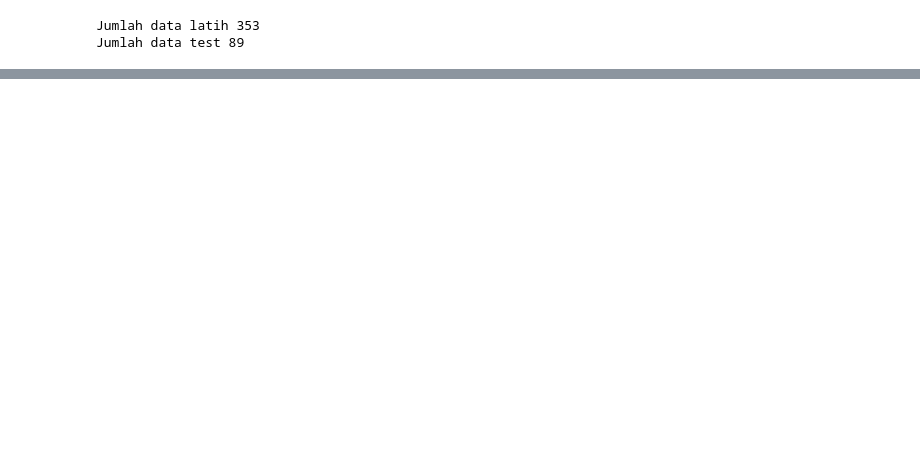
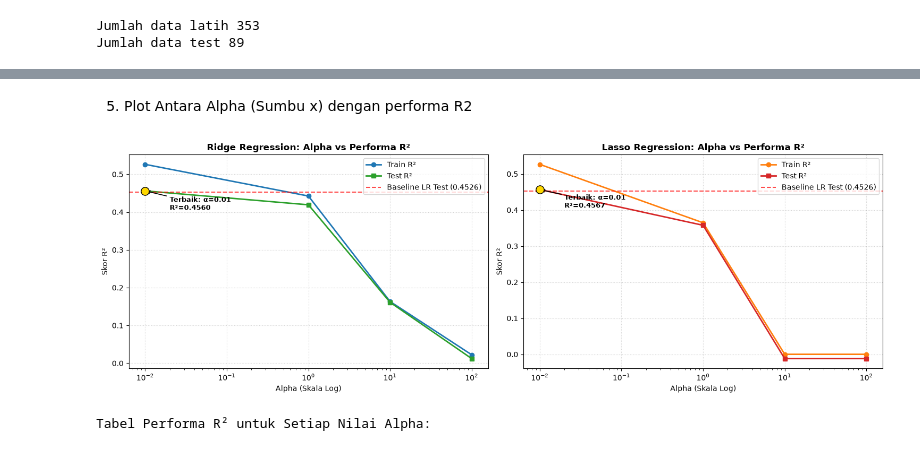
Before and after one commit to irfan254321/PMA, a Jupyter notebook: M.Irfansyah_589710_Regularization.ipynb, the cells around one changed output, grey strips where cells are left out. Drawn from its saved outputs; the diff is of its cells as text; code cells hidden in the pictures; blank space fills up the shorter version.

Commit message:
add plot and gap skor

```diff
--- a/M.Irfansyah_589710_Regularization.ipynb
+++ b/M.Irfansyah_589710_Regularization.ipynb
@@ -34,5 +42,5 @@ Target [151.  75. 141. 206. 135.  97. 138.  63. 110. 310. 101.  69. 179. 185.
 # %%
-X_train, X_test, y_train, y_test = train_test_split(X,y, test_size=0.2, )
+X_train, X_test, y_train, y_test = train_test_split(X,y, test_size=0.2, random_state=42)
 
 print("Jumlah data latih", len(X_train))
 print("Jumlah data test", len(X_test))
@@ -57,0 +226,76 @@ Skor R2 dari data Test adalah 0.4702
+# %% [markdown]
+5. Plot Antara Alpha (Sumbu x) dengan performa R2
+# %%
+# Nilai alpha yang telah diuji pada model Ridge dan Lasso
+alphas = [0.01, 1, 10, 100]
+
+# Mengambil skor R2 train dan test dari langkah sebelumnya
+ridge_train_scores = [r2_model_rd_1_train, r2_model_rd_2_train, r2_model_rd_3_train, r2_model_rd_4_train]
+ridge_test_scores = [r2_model_rd_1_test, r2_model_rd_2_test, r2_model_rd_3_test, r2_model_rd_4_test]
+
+lasso_train_scores = [r2_model_lasso_1_train, r2_model_lasso_2_train, r2_model_lasso_3_train, r2_model_lasso_4_train]
+lasso_test_scores = [r2_model_lasso_1_test, r2_model_lasso_2_test, r2_model_lasso_3_test, r2_model_lasso_4_test]
+
+# Membuat visualisasi perbandingan Alpha vs Performa R2
+fig, axes = plt.subplots(1, 2, figsize=(15, 5))
+
+# Subplot 1: Ridge Regression
+axes[0].plot(alphas, ridge_train_scores, marker='o', color='#1f77b4', linewidth=2, label='Train R²')
+axes[0].plot(alphas, ridge_test_scores, marker='s', color='#2ca02c', linewidth=2, label='Test R²')
+axes[0].axhline(y=r2_test, color='red', linestyle='--', alpha=0.7, label=f'Baseline LR Test ({r2_test:.4f})')
+axes[0].set_xscale('log')
+axes[0].set_title('Ridge Regression: Alpha vs Performa R²', fontsize=12, fontweight='bold')
+axes[0].set_xlabel('Alpha (Skala Log)', fontsize=10)
+axes[0].set_ylabel('Skor R²', fontsize=10)
+axes[0].grid(True, linestyle=':', alpha=0.6)
+axes[0].legend(loc='upper right')
+
+# Titik terbaik untuk Ridge
+best_ridge_idx = np.argmax(ridge_test_scores)
+best_ridge_alpha = alphas[best_ridge_idx]
+best_ridge_score = ridge_test_scores[best_ridge_idx]
+axes[0].scatter([best_ridge_alpha], [best_ridge_score], color='gold', s=120, zorder=5, edgecolor='black')
+axes[0].annotate(f'Terbaik: α={best_ridge_alpha}\nR²={best_ridge_score:.4f}',
+                 xy=(best_ridge_alpha, best_ridge_score),
+                 xytext=(best_ridge_alpha * 2, best_ridge_score - 0.05),
+                 arrowprops=dict(arrowstyle='->', color='black', lw=1.2),
+                 fontweight='bold', fontsize=9)
+
+# Subplot 2: Lasso Regression
+axes[1].plot(alphas, lasso_train_scores, marker='o', color='#ff7f0e', linewidth=2, label='Train R²')
+axes[1].plot(alphas, lasso_test_scores, marker='s', color='#d62728', linewidth=2, label='Test R²')
+axes[1].axhline(y=r2_test, color='red', linestyle='--', alpha=0.7, label=f'Baseline LR Test ({r2_test:.4f})')
+axes[1].set_xscale('log')
+axes[1].set_title('Lasso Regression: Alpha vs Performa R²', fontsize=12, fontweight='bold')
+axes[1].set_xlabel('Alpha (Skala Log)', fontsize=10)
+axes[1].set_ylabel('Skor R²', fontsize=10)
+axes[1].grid(True, linestyle=':', alpha=0.6)
+axes[1].legend(loc='upper right')
+
+# Titik terbaik untuk Lasso
+best_lasso_idx = np.argmax(lasso_test_scores)
+best_lasso_alpha = alphas[best_lasso_idx]
+best_lasso_score = lasso_test_scores[best_lasso_idx]
+axes[1].scatter([best_lasso_alpha], [best_lasso_score], color='gold', s=120, zorder=5, edgecolor='black')
+axes[1].annotate(f'Terbaik: α={best_lasso_alpha}\nR²={best_lasso_score:.4f}',
+                 xy=(best_lasso_alpha, best_lasso_score),
+                 xytext=(best_lasso_alpha * 2, best_lasso_score - 0.05),
+                 arrowprops=dict(arrowstyle='->', color='black', lw=1.2),
+                 fontweight='bold', fontsize=9)
+
+plt.tight_layout()
+plt.show()
+
+# Ringkasan Nilai R2
+df_r2 = pd.DataFrame({
+    'Alpha': alphas,
+    'Ridge Train R²': ridge_train_scores,
+    'Ridge Test R²': ridge_test_scores,
+    'Lasso Train R²': lasso_train_scores,
+    'Lasso Test R²': lasso_test_scores
+})
+print("Tabel Performa R² untuk Setiap Nilai Alpha:")
+display(df_r2.round(4))
+# %% [output]
+[figure, added]
+Tabel Performa R² untuk Setiap Nilai Alpha:
```
Also changed, not shown: parts of 12 cells of this notebook.
